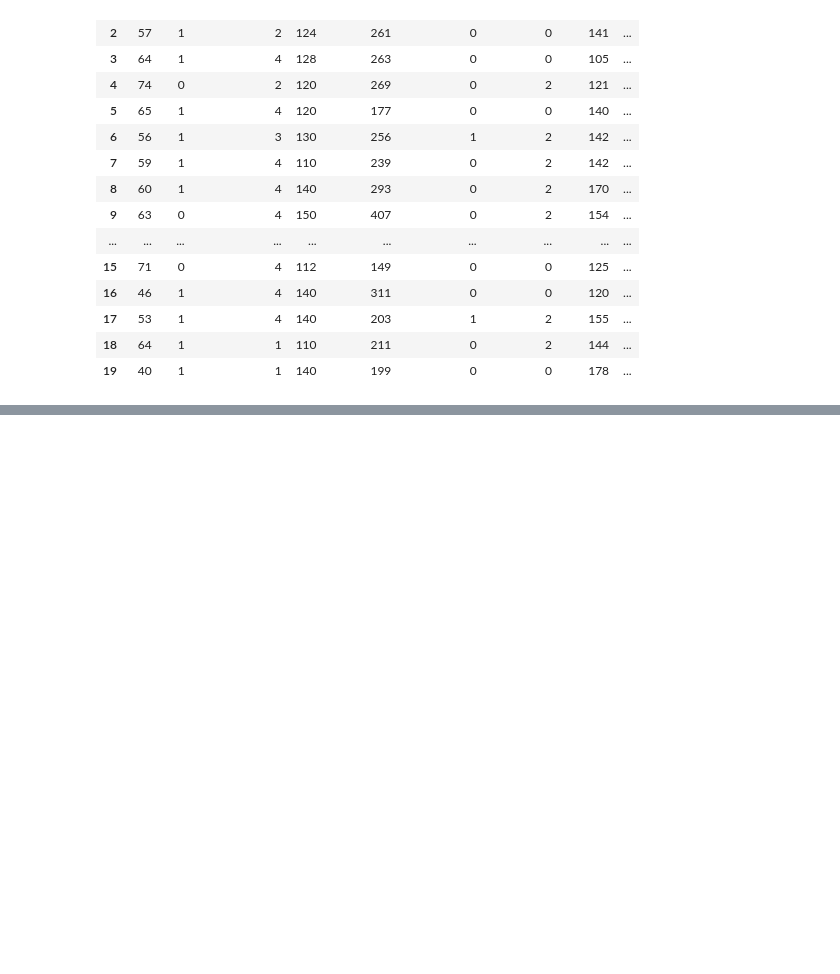
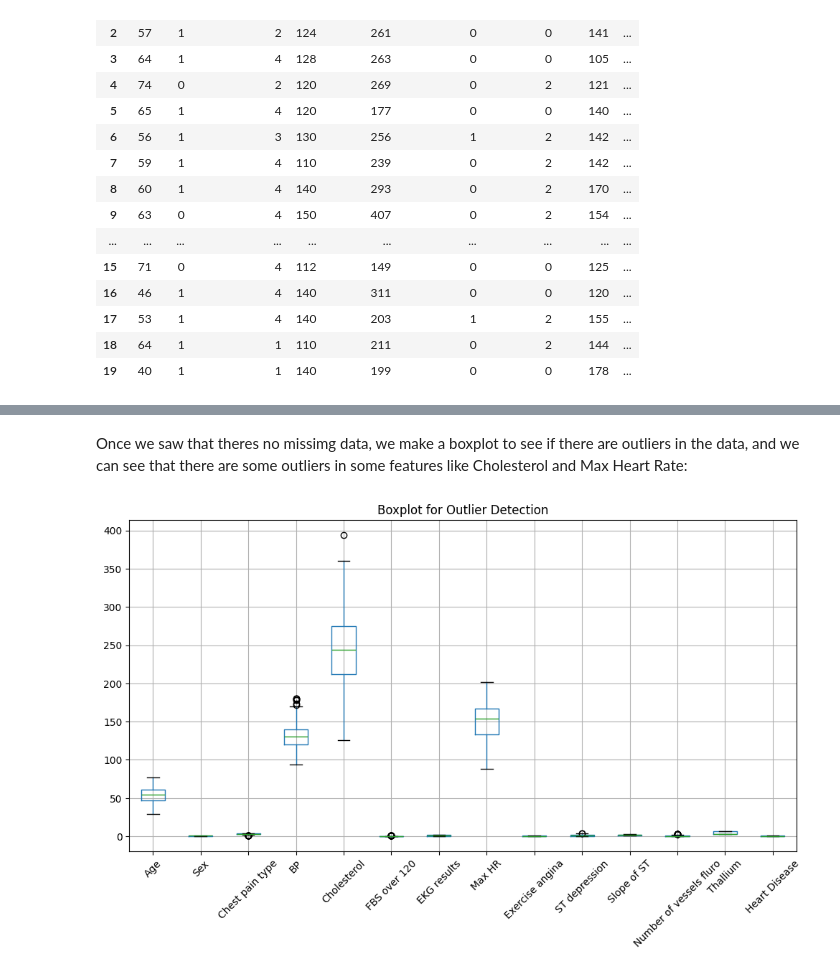
Before and after one commit to CamiloFdez/-Logistic-Regression-AREP-Lab2, a Jupyter notebook: Heart_Disease_Laboratory.ipynb, the cells around one changed output, grey strips where cells are left out. Drawn from its saved outputs; the diff is of its cells as text; code cells hidden in the pictures; blank space fills up the shorter version.

```diff
--- a/Heart_Disease_Laboratory.ipynb
+++ b/Heart_Disease_Laboratory.ipynb
@@ -72,0 +112,9 @@ df.head(20)
+# %% [markdown]
+Once we saw that theres no missimg data, we make a boxplot to see if there are outliers in the data, and we can see that there are some outliers in some features like Cholesterol and Max Heart Rate:
+# %%
+df.boxplot(figsize=(12,6))
+plt.xticks(rotation=45)
+plt.title("Boxplot for Outlier Detection")
+plt.show()
+# %% [output]
+[figure, added]
```
Also changed, not shown: parts of 56 cells of this notebook, 8 other files.
